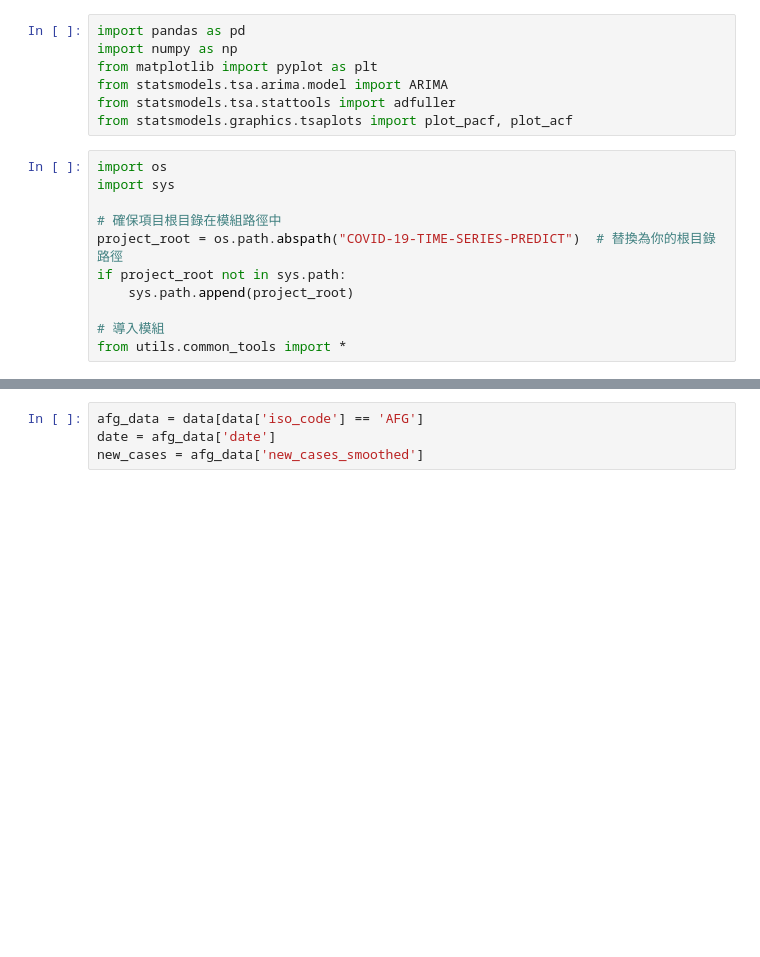
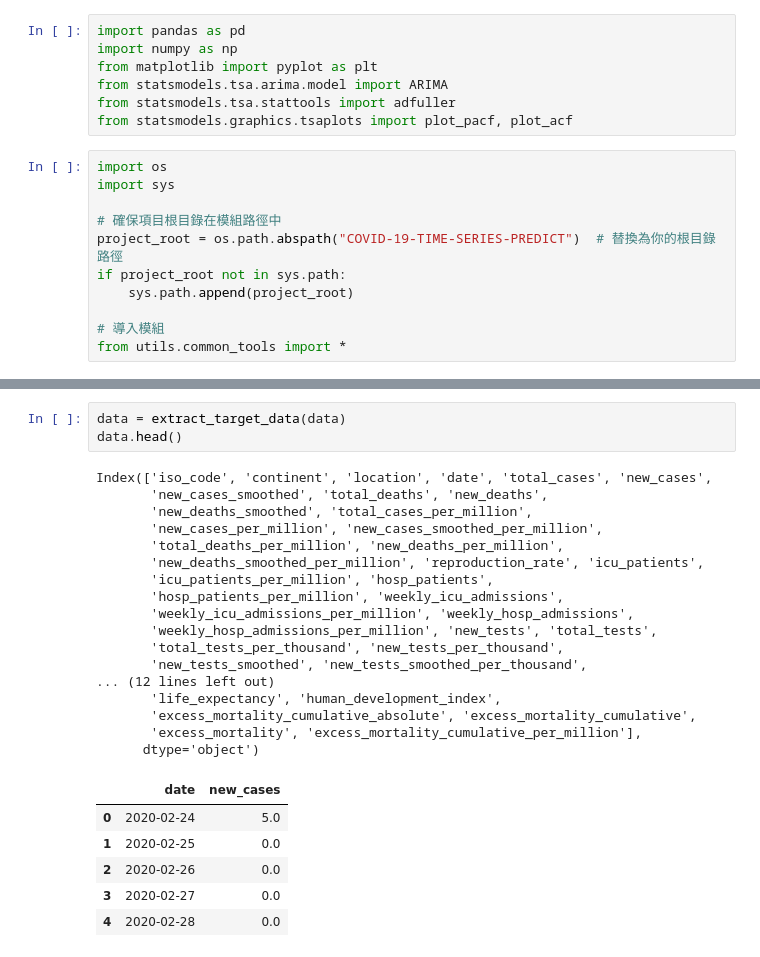
Before and after one commit to donydony228/COVID-19-Time-Series-Predict, a Jupyter notebook: ARIMA.ipynb, the cells around one changed output, grey strips where cells are left out. Drawn from its saved outputs; the diff is of its cells as text; blank space fills up the shorter version.

```diff
--- a/ARIMA.ipynb
+++ b/ARIMA.ipynb
@@ -56,6 +47,29 @@ data.head()
-# %%
-afg_data = data[data['iso_code'] == 'AFG']
-date = afg_data['date']
-new_cases = afg_data['new_cases_smoothed']
+# %%
+data = extract_target_data(data)
+data.head()
+# %% [output]
+Index(['iso_code', 'continent', 'location', 'date', 'total_cases', 'new_cases',
+       'new_cases_smoothed', 'total_deaths', 'new_deaths',
+       'new_deaths_smoothed', 'total_cases_per_million',
+       'new_cases_per_million', 'new_cases_smoothed_per_million',
+       'total_deaths_per_million', 'new_deaths_per_million',
+       'new_deaths_smoothed_per_million', 'reproduction_rate', 'icu_patients',
+       'icu_patients_per_million', 'hosp_patients',
+       'hosp_patients_per_million', 'weekly_icu_admissions',
+       'weekly_icu_admissions_per_million', 'weekly_hosp_admissions',
+       'weekly_hosp_admissions_per_million', 'new_tests', 'total_tests',
+       'total_tests_per_thousand', 'new_tests_per_thousand',
+       'new_tests_smoothed', 'new_tests_smoothed_per_thousand',
+... (12 lines left out)
+       'life_expectancy', 'human_development_index',
+       'excess_mortality_cumulative_absolute', 'excess_mortality_cumulative',
+       'excess_mortality', 'excess_mortality_cumulative_per_million'],
+      dtype='object')
+|  | date | new_cases |
+| 0 | 2020-02-24 | 5.0 |
+| 1 | 2020-02-25 | 0.0 |
+| 2 | 2020-02-26 | 0.0 |
+| 3 | 2020-02-27 | 0.0 |
+| 4 | 2020-02-28 | 0.0 |
 # %%
 # Plot data
```
Also changed, not shown: parts of 16 cells of this notebook, 2 other files.
